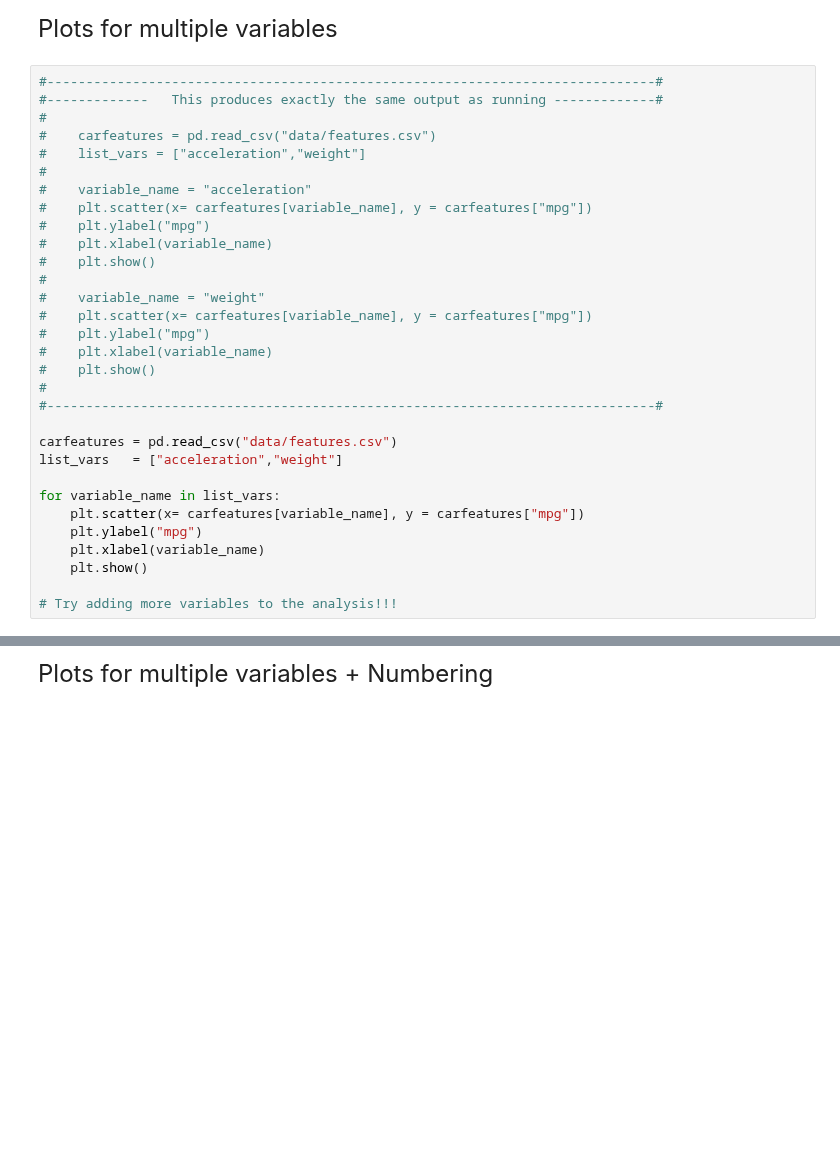
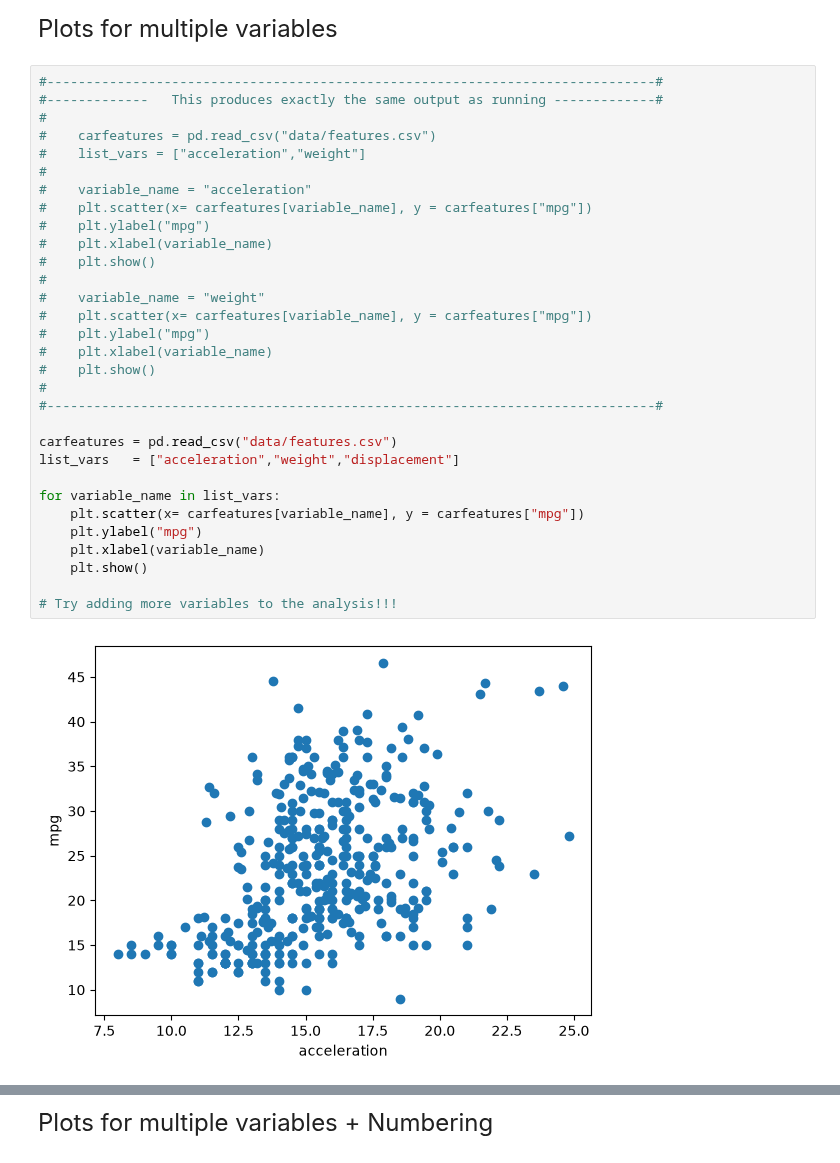
Before and after one commit to xueqiancheng8/datasci530fall2026, a Jupyter notebook: Lecture 07/Lecture 7a - Loops.ipynb, the cells around one changed output, grey strips where cells are left out. Saved outputs shown, nothing was run; the diff lists cells and outputs as text; blank space fills up the shorter version.

```diff
--- a/Lecture 07/Lecture 7a - Loops.ipynb
+++ b/Lecture 07/Lecture 7a - Loops.ipynb
@@ -190,31 +251,33 @@ Plots for multiple variables
 # %%
 #------------------------------------------------------------------------------#
 #-------------   This produces exactly the same output as running -------------#
 #
 #    carfeatures = pd.read_csv("data/features.csv")
 #    list_vars = ["acceleration","weight"]
 #
 #    variable_name = "acceleration"
 #    plt.scatter(x= carfeatures[variable_name], y = carfeatures["mpg"])
 #    plt.ylabel("mpg")
 #    plt.xlabel(variable_name)
 #    plt.show()
 #
 #    variable_name = "weight"
 #    plt.scatter(x= carfeatures[variable_name], y = carfeatures["mpg"])
 #    plt.ylabel("mpg")
 #    plt.xlabel(variable_name)
 #    plt.show()
 #
 #------------------------------------------------------------------------------#
 
 carfeatures = pd.read_csv("data/features.csv")
-list_vars   = ["acceleration","weight"]
+list_vars   = ["acceleration","weight","displacement"]
 
 for variable_name in list_vars:
     plt.scatter(x= carfeatures[variable_name], y = carfeatures["mpg"])
     plt.ylabel("mpg")
     plt.xlabel(variable_name)
     plt.show()
 
 # Try adding more variables to the analysis!!!
+# %% [output]
+[figure, added]
```
Also changed, not shown: parts of 21 cells of this notebook, 3 other files.
